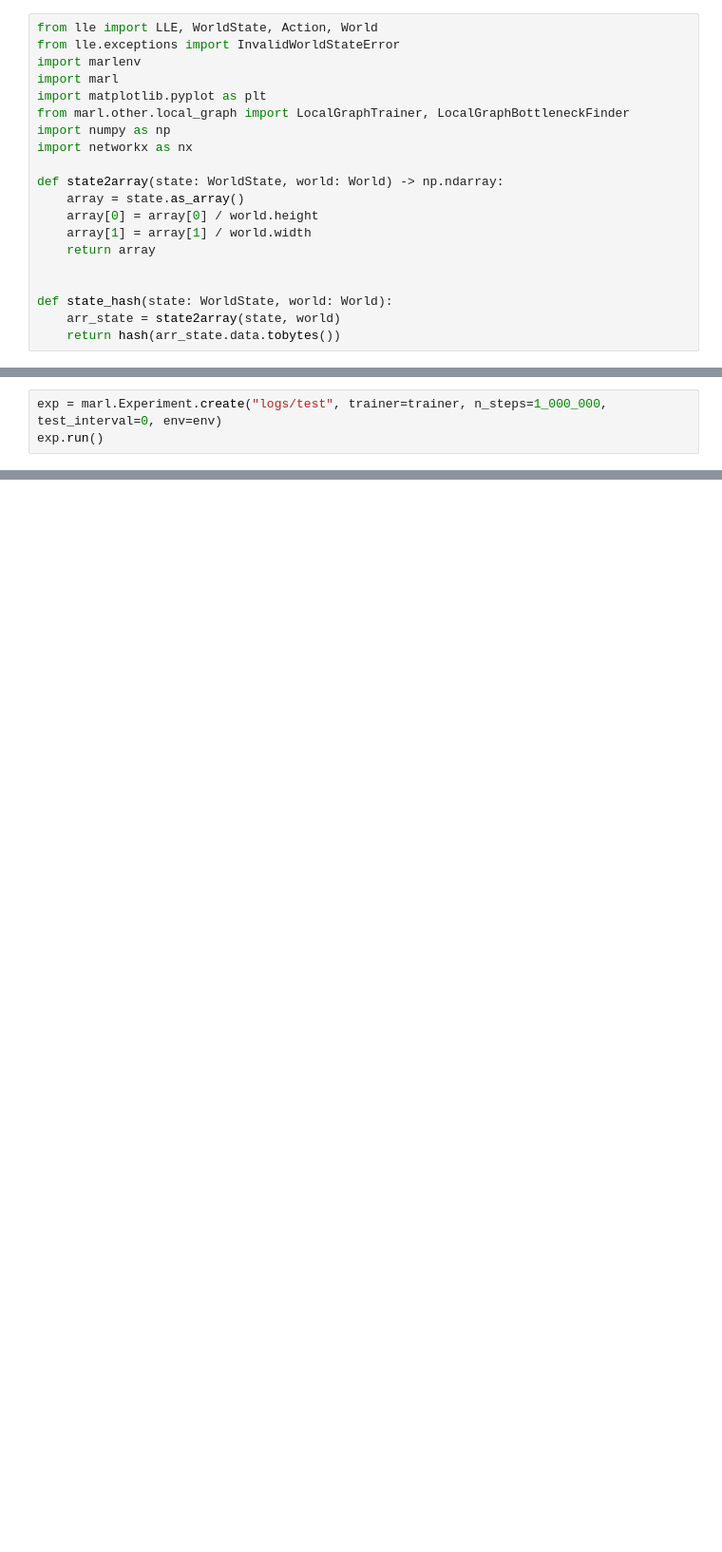
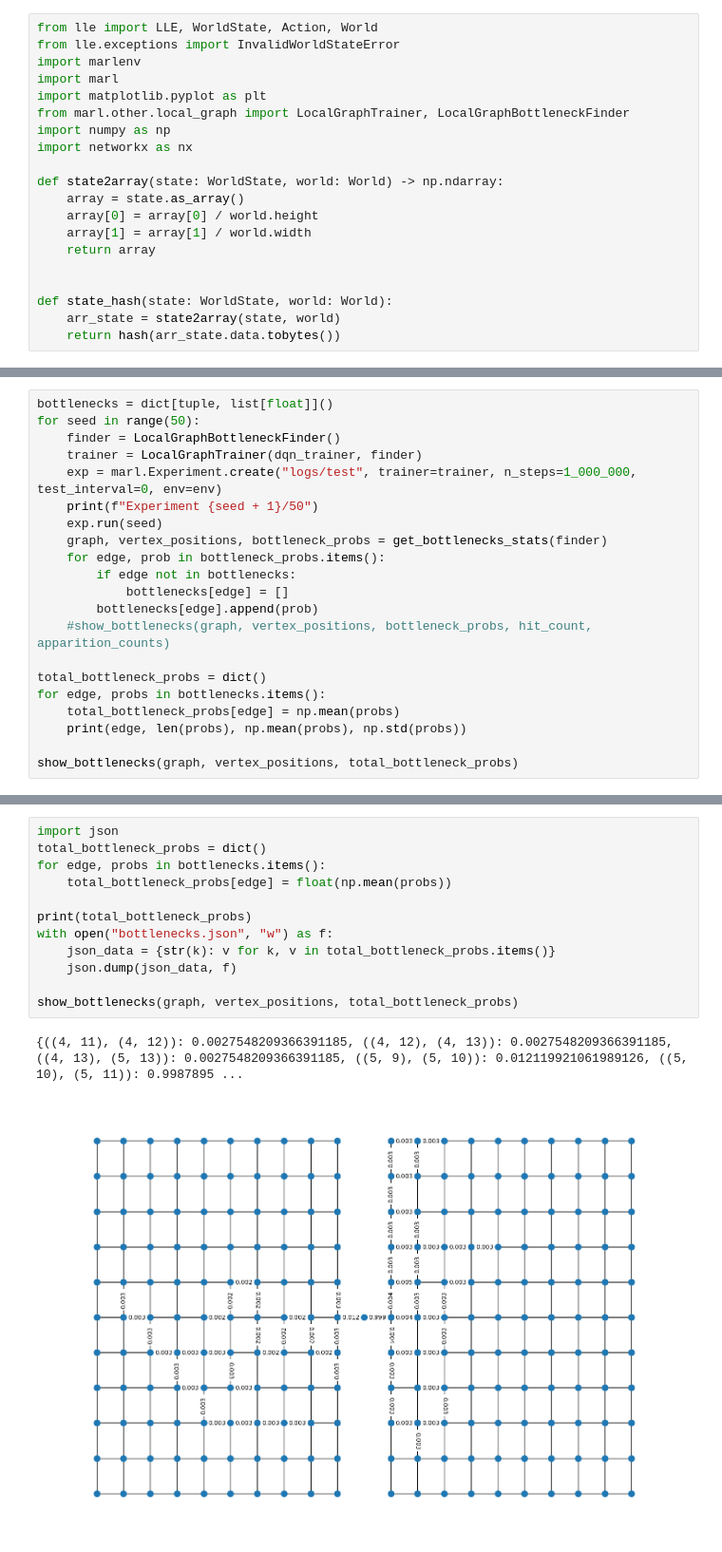
Before and after one commit to yamoling/marl, a Jupyter notebook: local-graph.ipynb, the cells around one changed output, grey strips where cells are left out. Shown at 95% size. Drawn from its saved outputs; the diff is of its cells as text; blank space fills up the shorter version.

```diff
--- a/local-graph.ipynb
+++ b/local-graph.ipynb
@@ -46,5 +87,23 @@ trainer = LocalGraphTrainer(dqn_trainer, finder)
 # %%
-exp = marl.Experiment.create("logs/test", trainer=trainer, n_steps=1_000_000, test_interval=0, env=env)
-exp.run()
+bottlenecks = dict[tuple, list[float]]()
+for seed in range(50):
+    finder = LocalGraphBottleneckFinder()
+    trainer = LocalGraphTrainer(dqn_trainer, finder)
+    exp = marl.Experiment.create("logs/test", trainer=trainer, n_steps=1_000_000, test_interval=0, env=env)
+    print(f"Experiment {seed + 1}/50")
+    exp.run(seed)
+    graph, vertex_positions, bottleneck_probs = get_bottlenecks_stats(finder)
+    for edge, prob in bottleneck_probs.items():
+        if edge not in bottlenecks:
+            bottlenecks[edge] = []
+        bottlenecks[edge].append(prob)
+    #show_bottlenecks(graph, vertex_positions, bottleneck_probs, hit_count, apparition_counts)
+
+total_bottleneck_probs = dict()
+for edge, probs in bottlenecks.items():
+    total_bottleneck_probs[edge] = np.mean(probs)
+    print(edge, len(probs), np.mean(probs), np.std(probs))
+
+show_bottlenecks(graph, vertex_positions, total_bottleneck_probs)
 # %% [output]
         0 Average score: 2.0
@@ -97,0 +142,15 @@ plt.show()
+# %%
+import json
+total_bottleneck_probs = dict()
+for edge, probs in bottlenecks.items():
+    total_bottleneck_probs[edge] = float(np.mean(probs))
+
+print(total_bottleneck_probs)
+with open("bottlenecks.json", "w") as f:
+    json_data = {str(k): v for k, v in total_bottleneck_probs.items()}
+    json.dump(json_data, f)
+
+show_bottlenecks(graph, vertex_positions, total_bottleneck_probs)
+# %% [output]
+{((4, 11), (4, 12)): 0.0027548209366391185, ((4, 12), (4, 13)): 0.0027548209366391185, ((4, 13), (5, 13)): 0.0027548209366391185, ((5, 9), (5, 10)): 0.012119921061989126, ((5, 10), (5, 11)): 0.9987895 ...
+[figure, added]
```
Also changed, not shown: parts of 5 cells of this notebook, 4 other files.
